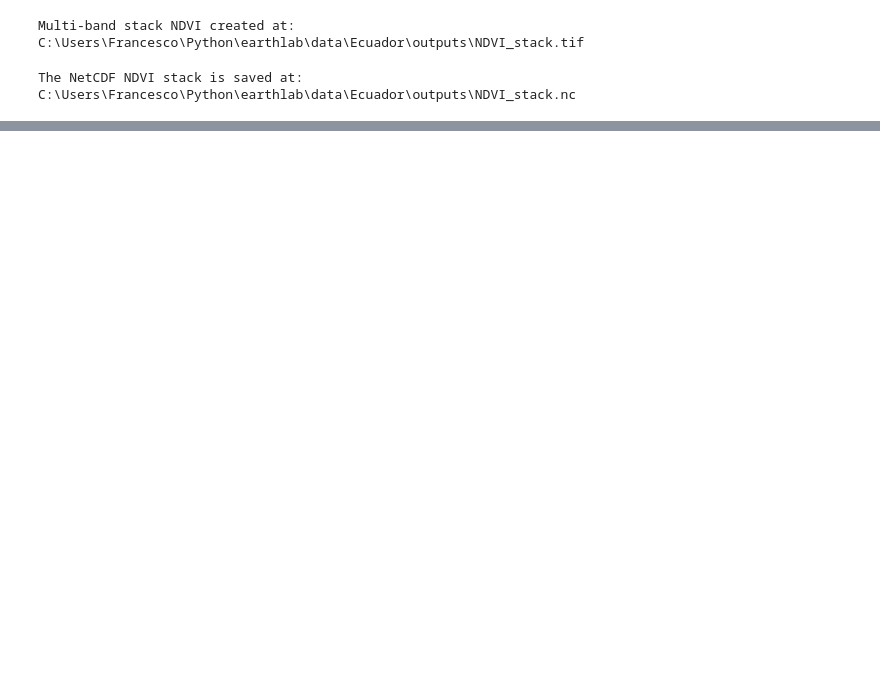
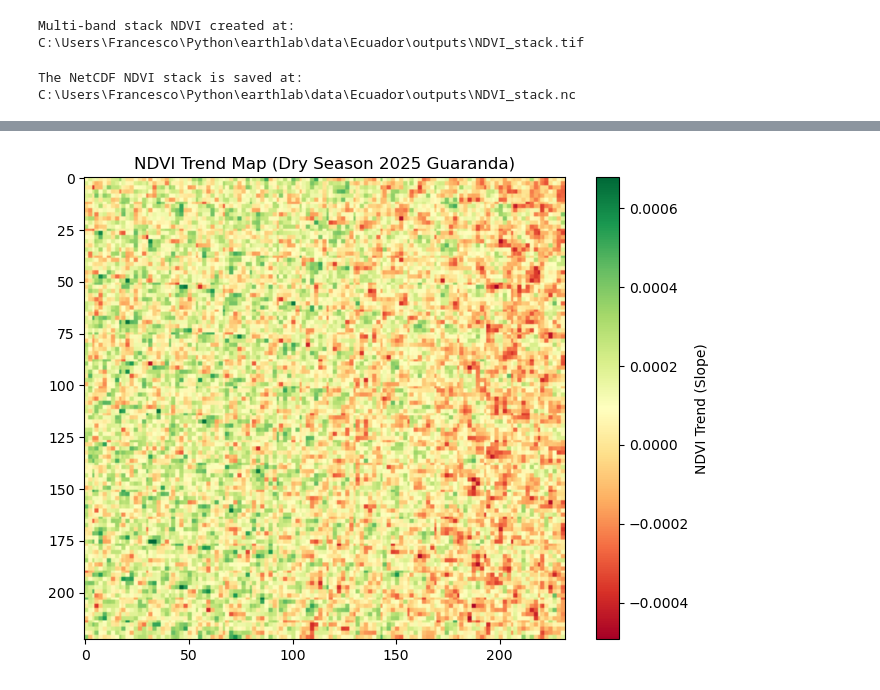
Before and after one commit to francescofustinoni/earthlab, a Jupyter notebook: GeospatialBasicAnalysis/DrySeasonMODISmeanNDVIGuaranda.ipynb, the cells around one changed output, grey strips where cells are left out. Cells and saved outputs as stored; diff of their text form; code cells hidden in the pictures; blank space fills up the shorter version.

```diff
--- a/GeospatialBasicAnalysis/DrySeasonMODISmeanNDVIGuaranda.ipynb
+++ b/GeospatialBasicAnalysis/DrySeasonMODISmeanNDVIGuaranda.ipynb
@@ -270,0 +343,32 @@ The NetCDF NDVI stack is saved at: C:\Users\Francesco\Python\earthlab\data\Ecuad
+# %%
+# PIXEL-WISE NDVI TREND SLOPE ANALYSIS
+
+# Get the days in the time period (e.g. 0, 1, 2, ..., n_time-1)
+time_numeric = np.arange(ndvi.shape[0])
+
+# Reshape for easier math
+T, Y, X = ndvi.shape
+ndvi_reshaped = ndvi.values.reshape(T, -1) # I get a new array (T, Y*X) where I have 'time' in the rows and 'pixel' in the colums
+
+# Create an array full of NaN with the dimension of the number of pixels
+slopes = np.full(ndvi_reshaped.shape[1], np.nan)
+
+# Compute the linerar regression between NDVI and time for each pixel, and get the slope
+for idx in range(ndvi_reshaped.shape[1]):
+    y = ndvi_reshaped[:, idx]
+    if np.sum(np.isfinite(y)) > 1:
+        slope, _, _, _, _ = linregress(time_numeric, y)
+        slopes[idx] = slope
+
+# Reshape back to image
+slope_map = slopes.reshape(Y, X)
+
+# Plot the Slope Map
+plt.figure(figsize=(8, 6))
+plt.imshow(slope_map,
+           cmap='RdYlGn')
+plt.colorbar(label='NDVI Trend (Slope)')
+plt.title('NDVI Trend Map (Dry Season 2025 Guaranda)')
+plt.show()
+# %% [output]
+[figure, added]
```
Also changed, not shown: parts of 8 cells of this notebook.
